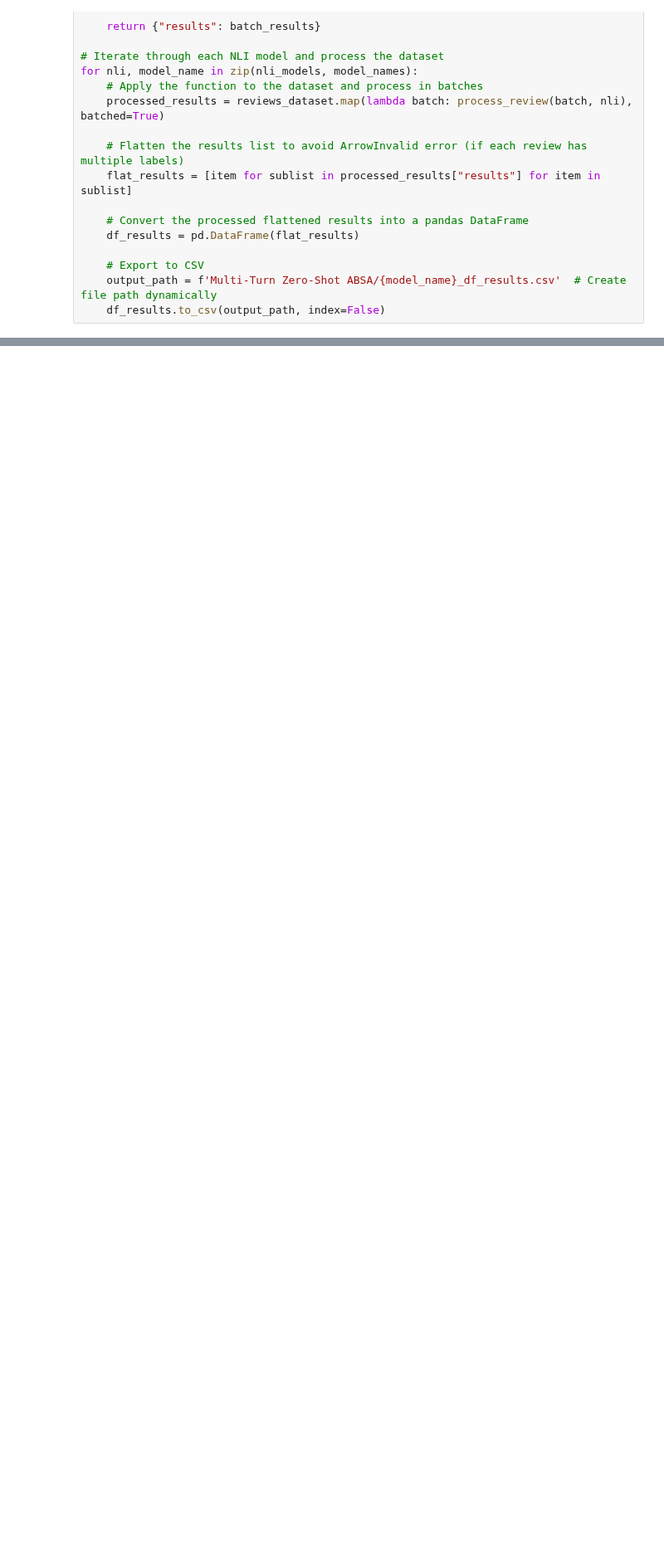
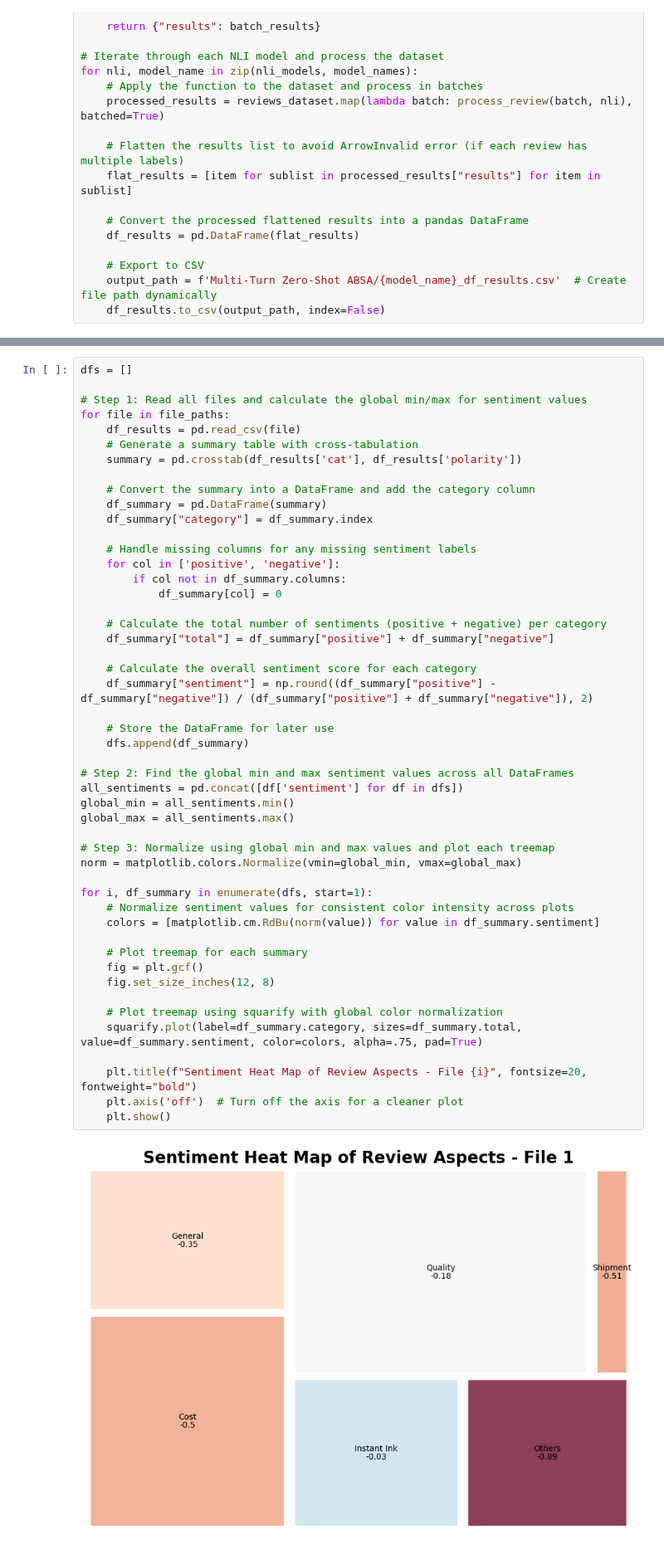
Before and after one commit to wd686/InkSightAnalyzer, a Jupyter notebook: Multi-Turn Zero-Shot ABSA.ipynb, the cells around one changed output, grey strips where cells are left out. Shown at 83% size. Saved outputs shown, nothing was run; the diff lists cells and outputs as text; blank space fills up the shorter version.

```diff
--- a/Multi-Turn Zero-Shot ABSA.ipynb
+++ b/Multi-Turn Zero-Shot ABSA.ipynb
@@ -229,0 +280,51 @@ Text(0.5, 1.0, 'Sentiment Heat Map of Combined Review Aspects')
+# %%
+dfs = []
+
+# Step 1: Read all files and calculate the global min/max for sentiment values
+for file in file_paths:
+    df_results = pd.read_csv(file)
+    # Generate a summary table with cross-tabulation
+    summary = pd.crosstab(df_results['cat'], df_results['polarity'])
+
+    # Convert the summary into a DataFrame and add the category column
+    df_summary = pd.DataFrame(summary)
+    df_summary["category"] = df_summary.index
+
+    # Handle missing columns for any missing sentiment labels
+    for col in ['positive', 'negative']:
+        if col not in df_summary.columns:
+            df_summary[col] = 0
+
+    # Calculate the total number of sentiments (positive + negative) per category
+    df_summary["total"] = df_summary["positive"] + df_summary["negative"]
+
+    # Calculate the overall sentiment score for each category
+    df_summary["sentiment"] = np.round((df_summary["positive"] - df_summary["negative"]) / (df_summary["positive"] + df_summary["negative"]), 2)
+
+    # Store the DataFrame for later use
+    dfs.append(df_summary)
+
+# Step 2: Find the global min and max sentiment values across all DataFrames
+all_sentiments = pd.concat([df['sentiment'] for df in dfs])
+global_min = all_sentiments.min()
+global_max = all_sentiments.max()
+
+# Step 3: Normalize using global min and max values and plot each treemap
+norm = matplotlib.colors.Normalize(vmin=global_min, vmax=global_max)
+
+for i, df_summary in enumerate(dfs, start=1):
+    # Normalize sentiment values for consistent color intensity across plots
+    colors = [matplotlib.cm.RdBu(norm(value)) for value in df_summary.sentiment]
+
+    # Plot treemap for each summary
+    fig = plt.gcf()
+    fig.set_size_inches(12, 8)
+
+    # Plot treemap using squarify with global color normalization
+    squarify.plot(label=df_summary.category, sizes=df_summary.total, value=df_summary.sentiment, color=colors, alpha=.75, pad=True)
+
+    plt.title(f"Sentiment Heat Map of Review Aspects - File {i}", fontsize=20, fontweight="bold")
+    plt.axis('off')  # Turn off the axis for a cleaner plot
+    plt.show()
+# %% [output]
+[figure, added]
```
Also changed, not shown: parts of 6 cells of this notebook.
